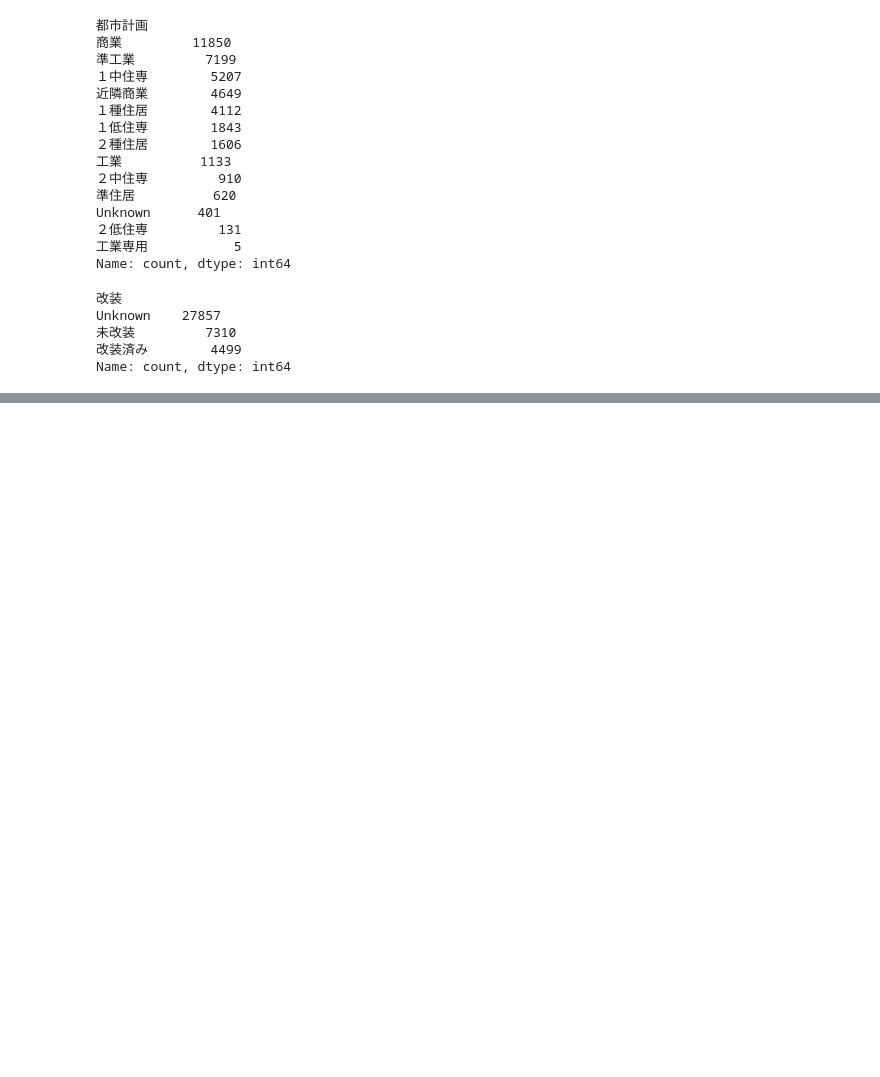
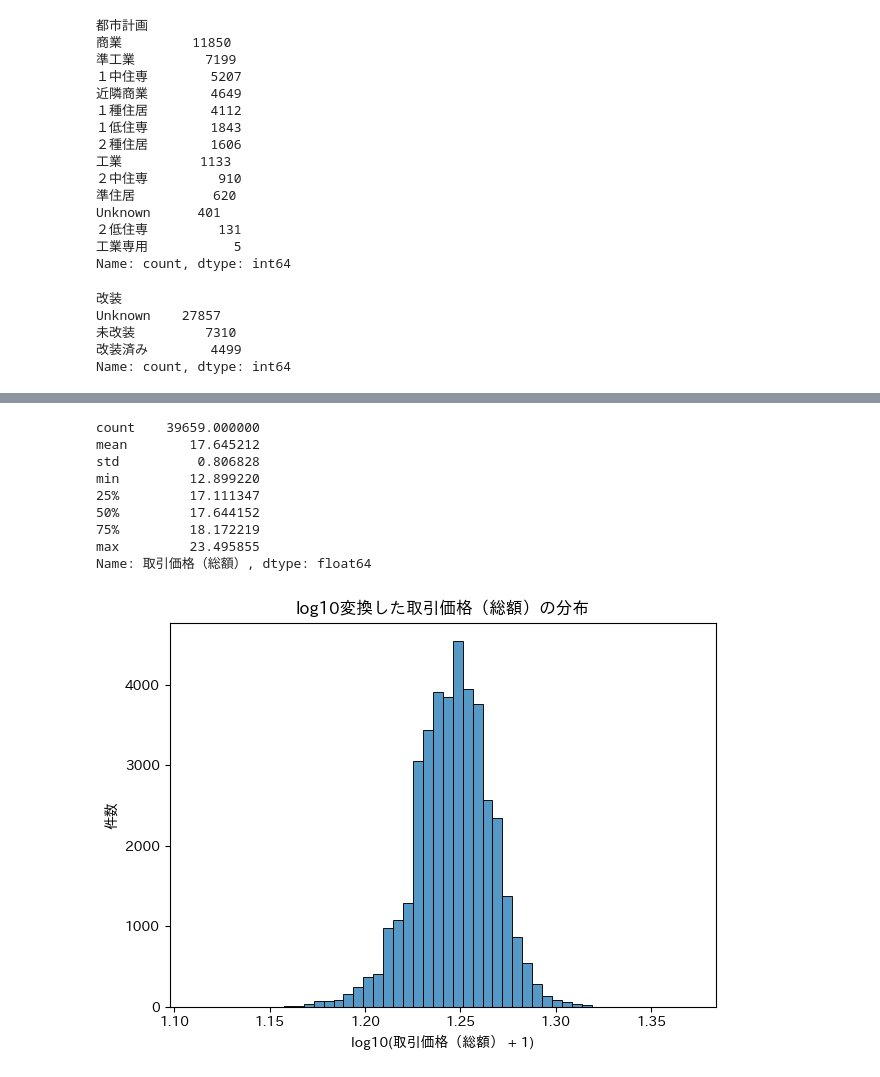
Before and after one commit to kotouharuto/House-price-forecast, a Jupyter notebook: notebooks/01_eda.ipynb, the cells around one changed output, grey strips where cells are left out. Drawn from its saved outputs; the diff is of its cells as text; code cells hidden in the pictures; blank space fills up the shorter version.

```diff
--- a/notebooks/01_eda.ipynb
+++ b/notebooks/01_eda.ipynb
@@ -328,0 +329,23 @@ dtype: int64
+# %%
+prices = df["取引価格（総額）"].dropna()
+
+print(prices.describe())
+
+sns.histplot(np.log10(prices), bins=50, kde=False)
+plt.title("log10変換した取引価格（総額）の分布")
+
+plt.xlabel("log10(取引価格（総額） + 1)")
+plt.ylabel("件数")
+
+plt.tight_layout()
+# %% [output]
+count    39659.000000
+mean        17.645212
+std          0.806828
+min         12.899220
+25%         17.111347
+50%         17.644152
+75%         18.172219
+max         23.495855
+Name: 取引価格（総額）, dtype: float64
+[figure, added]
```
Also changed, not shown: parts of 30 cells of this notebook, 3 other files.
